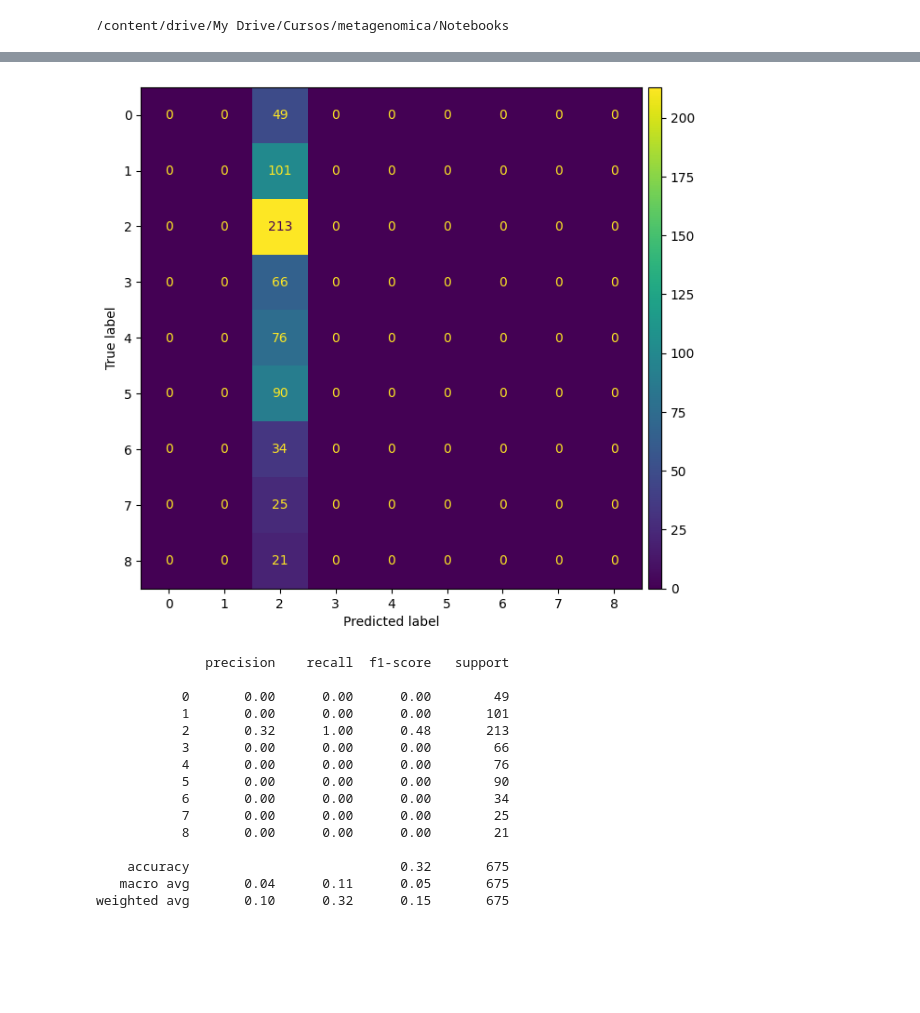
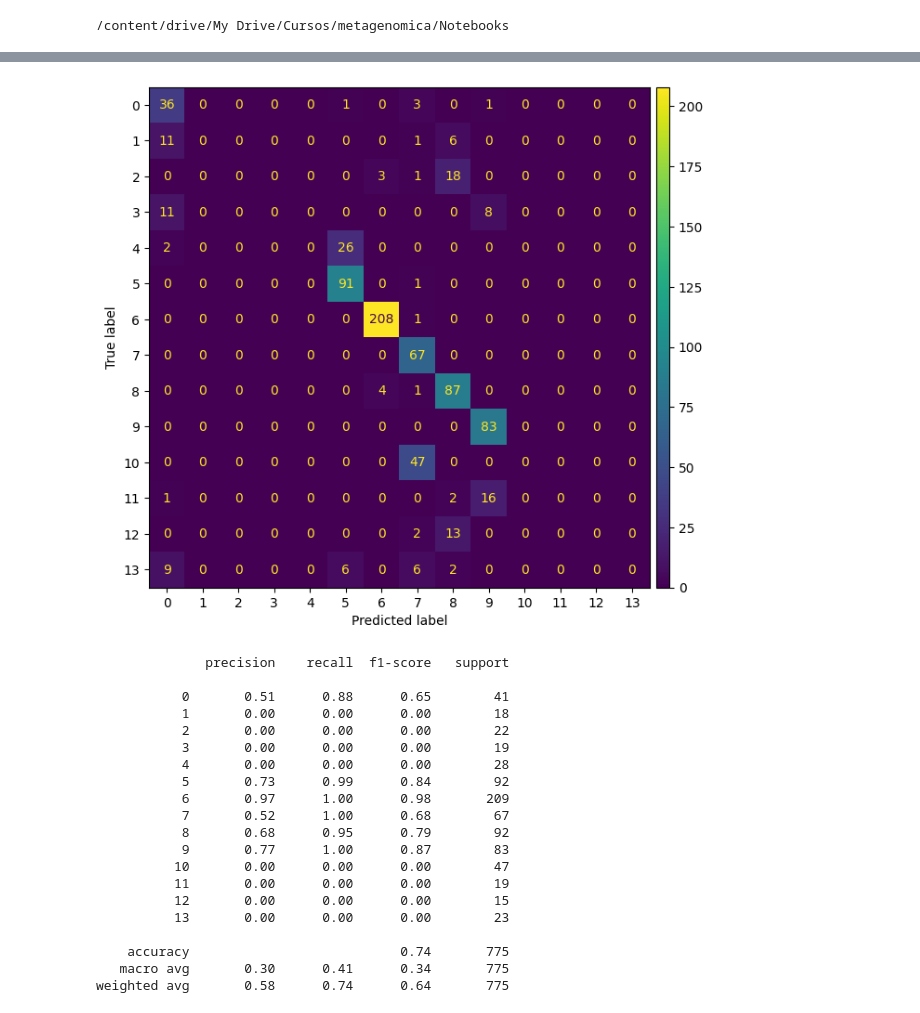
Before and after one commit to victorm0202/curso_ML_metagenomica, a Jupyter notebook: notebooks/MLP_in_pytorch.ipynb, the cells around one changed output, grey strips where cells are left out. Drawn from its saved outputs; the diff is of its cells as text; code cells hidden in the pictures; blank space fills up the shorter version.

```diff
--- a/notebooks/MLP_in_pytorch.ipynb
+++ b/notebooks/MLP_in_pytorch.ipynb
@@ -558,7 +558,7 @@ def get_reduced_data(data,y_counts,ylab='New_Labels',n_min=20):
 y_counts = otus_df.New_Labels.value_counts()
 #y_counts
 # %%
-n_min = 70
+n_min = 60
 otus_val_df, y_val = get_reduced_data(otus_df,y_counts,'New_Labels',n_min)
 otus_val_df.shape
 # %% [output]
@@ -568,12 +568,16 @@ from sklearn.model_selection import train_test_split
 from sklearn import metrics
 from sklearn import preprocessing
 from sklearn.metrics import accuracy_score
+from sklearn.preprocessing import StandardScaler
 %matplotlib inline
 #plt.style.use('seaborn')
 
 yy = np.array(otus_val_df[y_names]).ravel()
 X_numpy = np.array(otus_val_df.drop(y_names,axis=1)).astype('float')
 
+scaler = StandardScaler()
+X_numpy = scaler.fit_transform(X_numpy)
+
 le = preprocessing.LabelEncoder()
 le.fit(yy)
 #le.classes_
@@ -604,10 +608,13 @@ class nnet_otus(nn.Module):
         self.seq = nn.Sequential(
             nn.Linear(in_features=input_features, out_features=520),
             nn.ReLU(),
+            nn.Dropout(0.2),
             nn.Linear(in_features=520, out_features=520),
             nn.ReLU(),
+            nn.Dropout(0.2),
             nn.Linear(in_features=520, out_features=300),
             nn.ReLU(),
+            nn.Dropout(0.2),
             nn.Linear(in_features=300, out_features=100),
             nn.ReLU(),
             nn.Linear(in_features=100, out_features=output_features),
@@ -680,35 +687,40 @@ Epoch: 90 | Loss: 1.95937, Accuracy: 0.32% | Test loss: 1.97288, Test acc: 0.32%
 # %%
 model.eval()
 with torch.no_grad():
   test_logits = model(X_test)
   y_pred = torch.softmax(test_logits, dim=1).argmax(dim=1)
 
 plt.style.use('default')
-cm = metrics.confusion_matrix(y_test,test_pred)
+cm = metrics.confusion_matrix(y_test.detach().cpu().numpy(), y_pred.detach().cpu().numpy())
 disp1 = metrics.ConfusionMatrixDisplay(cm, display_labels=np.arange(len(le.classes_)))
 fig, ax = plt.subplots(figsize=(7,7))
 
 disp1.plot(ax=ax, colorbar=False)
 # Adding custom colorbar
 cax = fig.add_axes([ax.get_position().x1+0.01,ax.get_position().y0,0.02,ax.get_position().height])
 plt.colorbar(disp1.im_,  cax=cax);
 # %% [output]
-[figure, old version]
+[figure, new version]
 # %%
-print(metrics.classification_report(y_test, y_pred))
+print(metrics.classification_report(y_test.detach().cpu().numpy(), y_pred.detach().cpu().numpy()))
 # %% [output]
               precision    recall  f1-score   support
 
-           0       0.00      0.00      0.00        49
-           1       0.00      0.00      0.00       101
-           2       0.32      1.00      0.48       213
-           3       0.00      0.00      0.00        66
-           4       0.00      0.00      0.00        76
-           5       0.00      0.00      0.00        90
-           6       0.00      0.00      0.00        34
-           7       0.00      0.00      0.00        25
-           8       0.00      0.00      0.00        21
+           0       0.51      0.88      0.65        41
+           1       0.00      0.00      0.00        18
+           2       0.00      0.00      0.00        22
+           3       0.00      0.00      0.00        19
+           4       0.00      0.00      0.00        28
+           5       0.73      0.99      0.84        92
+           6       0.97      1.00      0.98       209
+           7       0.52      1.00      0.68        67
+           8       0.68      0.95      0.79        92
+           9       0.77      1.00      0.87        83
+          10       0.00      0.00      0.00        47
+          11       0.00      0.00      0.00        19
+          12       0.00      0.00      0.00        15
+          13       0.00      0.00      0.00        23
 
-    accuracy                           0.32       675
-   macro avg       0.04      0.11      0.05       675
-weighted avg       0.10      0.32      0.15       675
+    accuracy                           0.74       775
+   macro avg       0.30      0.41      0.34       775
+weighted avg       0.58      0.74      0.64       775
```
Also changed, not shown: parts of 13 cells of this notebook.
